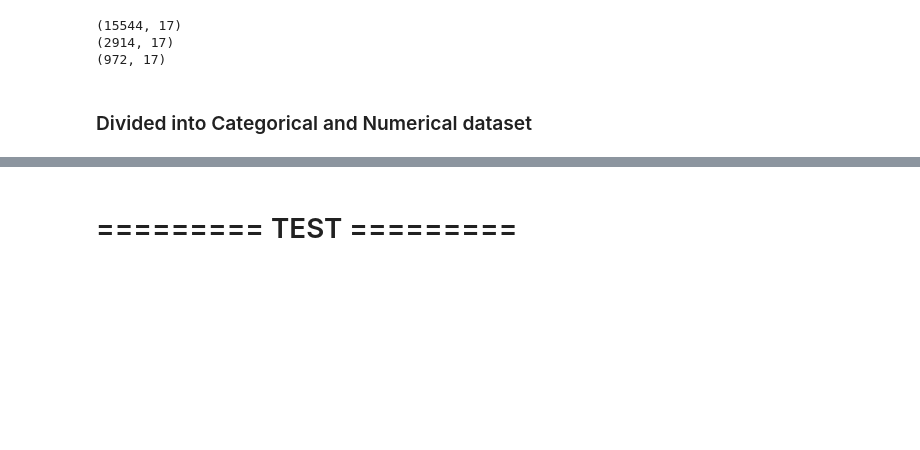
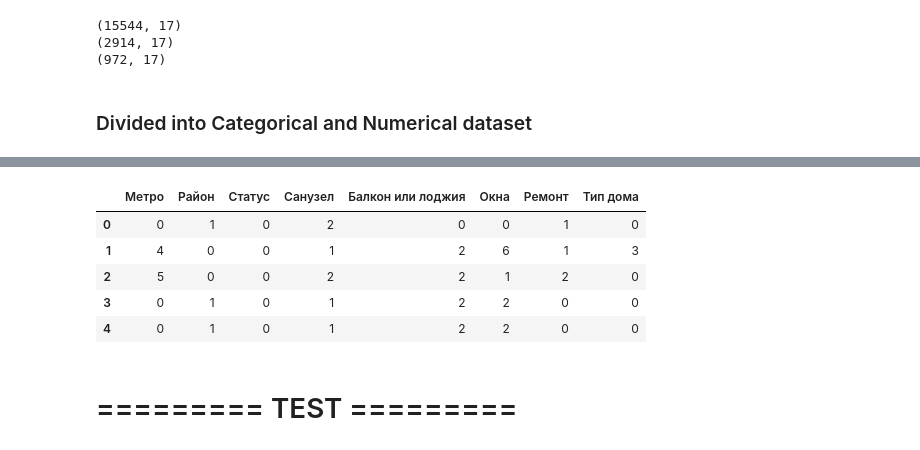
Before and after one commit to kuldii/avito_project, a Jupyter notebook: main.ipynb, the cells around one changed output, grey strips where cells are left out. Cells and saved outputs as stored; diff of their text form; code cells hidden in the pictures; blank space fills up the shorter version.

```diff
--- a/main.ipynb
+++ b/main.ipynb
@@ -194,3 +206,30 @@ val_cat_df = val_df[categorical_columns]
+# %%
+preprocessing_categorical_columns = ['Метро', 'Район', 'Статус', 'Санузел', 'Балкон или лоджия', 'Окна', 'Ремонт', 'Тип дома']
+all_dummies_variable = []
+dict_dummies_variable = dict()
+
+for cat_column in preprocessing_categorical_columns:
+    all_data = []
+    dummies_df = main_df[cat_column].value_counts().reset_index()[cat_column]
+
+    for index_data in range(len(dummies_df)):
+        data = dict()
+        data["dummies"] = index_data
+        data["value"] = dummies_df[index_data]
+        all_data.append(data)
+        main_df[cat_column] = main_df[cat_column].apply(lambda x: index_data if x == dummies_df[index_data] else x)
+
+    dict_dummies_variable[cat_column] = all_data
+    all_dummies_variable.append(dict_dummies_variable)
+
+main_df[preprocessing_categorical_columns].head()
+# %% [output]
+|  | Метро | Район | Статус | Санузел | Балкон или лоджия | Окна | Ремонт | Тип дома |
+| 0 | 0 | 1 | 0 | 2 | 0 | 0 | 1 | 0 |
+| 1 | 4 | 0 | 0 | 1 | 2 | 6 | 1 | 3 |
+| 2 | 5 | 0 | 0 | 2 | 2 | 1 | 2 | 0 |
+| 3 | 0 | 1 | 0 | 1 | 2 | 2 | 0 | 0 |
+| 4 | 0 | 1 | 0 | 1 | 2 | 2 | 0 | 0 |
 # %% [markdown]
 # ========= TEST ========= #
 # %%
```
Also changed, not shown: parts of 2 cells of this notebook.
